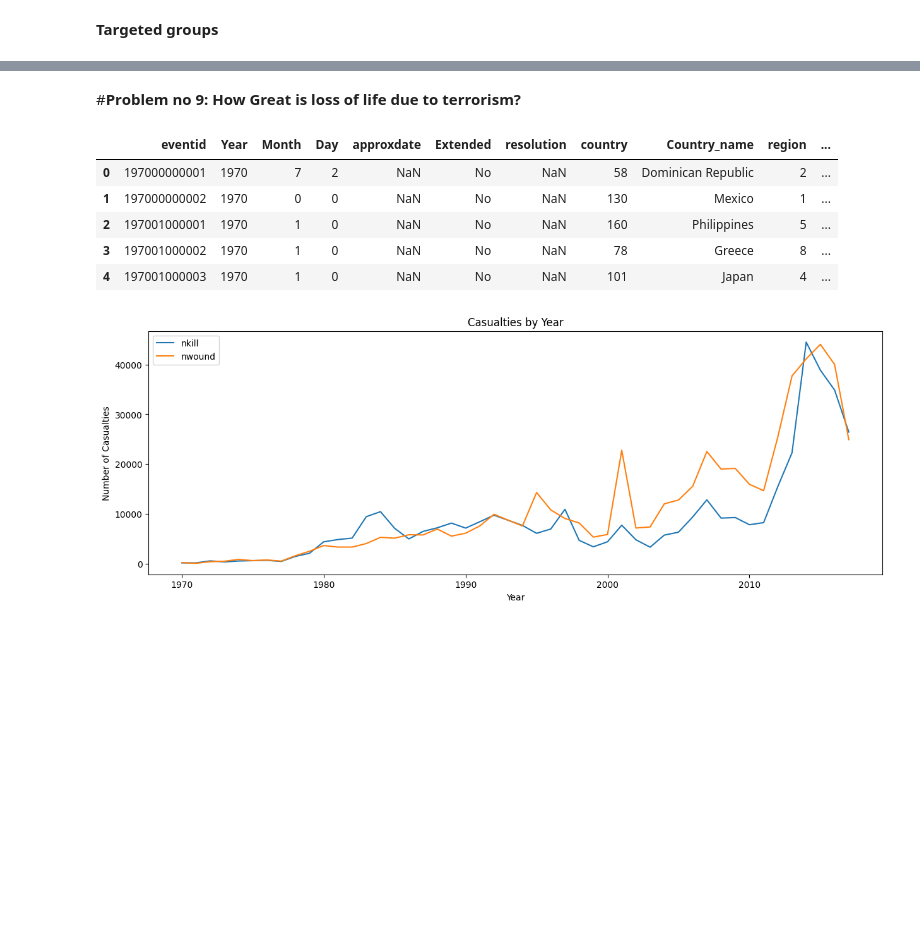
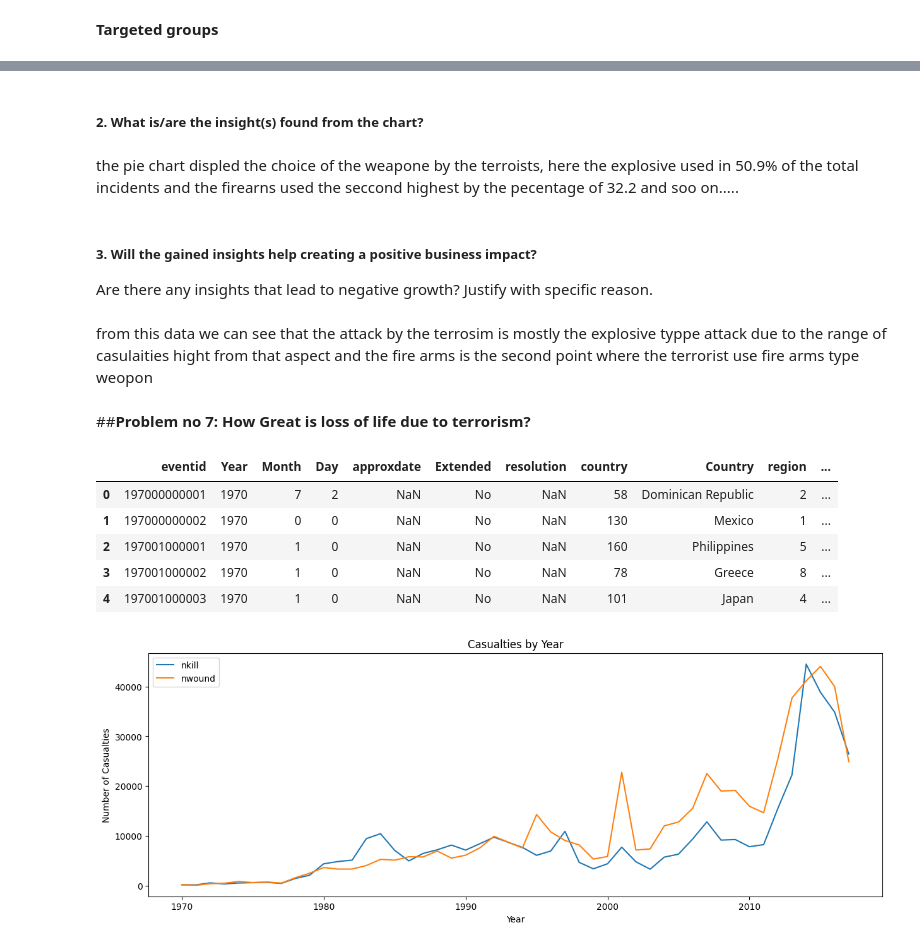
Before and after one commit to GauravDrive/CAPSTONE-PROJECT-almabetter, a Jupyter notebook: Capstone_project.ipynb, the cells around one changed output, grey strips where cells are left out. Cells and saved outputs as stored; diff of their text form; code cells hidden in the pictures; blank space fills up the shorter version.

```diff
--- a/Capstone_project.ipynb
+++ b/Capstone_project.ipynb
@@ -70,6 +131,3 @@ gtd= pd.read_csv(location, encoding = "ISO-8859-1")
 # %%
 #command for view all columns attributes (insted of column5 ... column 10 )
 pd.options.display.max_columns = 150
-#Renaming the column
-gtd.rename(columns={'region_txt': 'region_name'}, inplace=True)
-gtd.rename(columns={'country_txt': 'Country_name'}, inplace=True)
@@ -161,5 +341,4 @@ Global_Impact=gtd.rename(columns={"country_txt":"Country","region_txt":"Region",
 # %%
 Cols=["crit1","crit2","crit3","Kidnapped","INT_LOG","INT_IDEO","INT_MISC","Extended","doubtterr","multiple","success","suicide","Gang_Sus","property",]
 for col in Cols:
-    Global_Impact[col].replace(to_replace=[0,1,-9],value=["No","Yes","Unknown"],inplace=True)
-Global_Impact.head()
+    gtd[col].replace(to_replace=[0,1,-9],value=["No","Yes","Unknown"],inplace=True)
@@ -492,9 +675,18 @@ plt.show()
+# %% [markdown]
+##### 2. What is/are the insight(s) found from the chart?
+# %% [markdown]
+the pie chart displed the choice of the weapone by the terroists, here the explosive used in 50.9% of the total incidents and the firearns used the seccond highest by the pecentage of 32.2 and soo on.....
+# %% [markdown]
+##### 3. Will the gained insights help creating a positive business impact?
+Are there any insights that lead to negative growth? Justify with specific reason.
+# %% [markdown]
+from this data we can see that the attack by the terrosim is mostly the explosive typpe attack due to the range of casulaities hight from that aspect and the fire arms is the second point where the terrorist use fire arms type weopon
 # %% [markdown]
-#**Problem no 9: How Great is loss of life due to terrorism?**
+##**Problem no 7: How Great is loss of life due to terrorism?**
 # %%
-Global_Impact.head()
+gtd.head()
 # %% [output]
-|  | eventid | Year | Month | Day | approxdate | Extended | resolution | country | Country_name | region | ... |
+|  | eventid | Year | Month | Day | approxdate | Extended | resolution | country | Country | region | ... |
 | 0 | 197000000001 | 1970 | 7 | 2 | NaN | No | NaN | 58 | Dominican Republic | 2 | ... |
 | 1 | 197000000002 | 1970 | 0 | 0 | NaN | No | NaN | 130 | Mexico | 1 | ... |
 | 2 | 197001000001 | 1970 | 1 | 0 | NaN | No | NaN | 160 | Philippines | 5 | ... |
```
Also changed, not shown: parts of 162 cells of this notebook.
